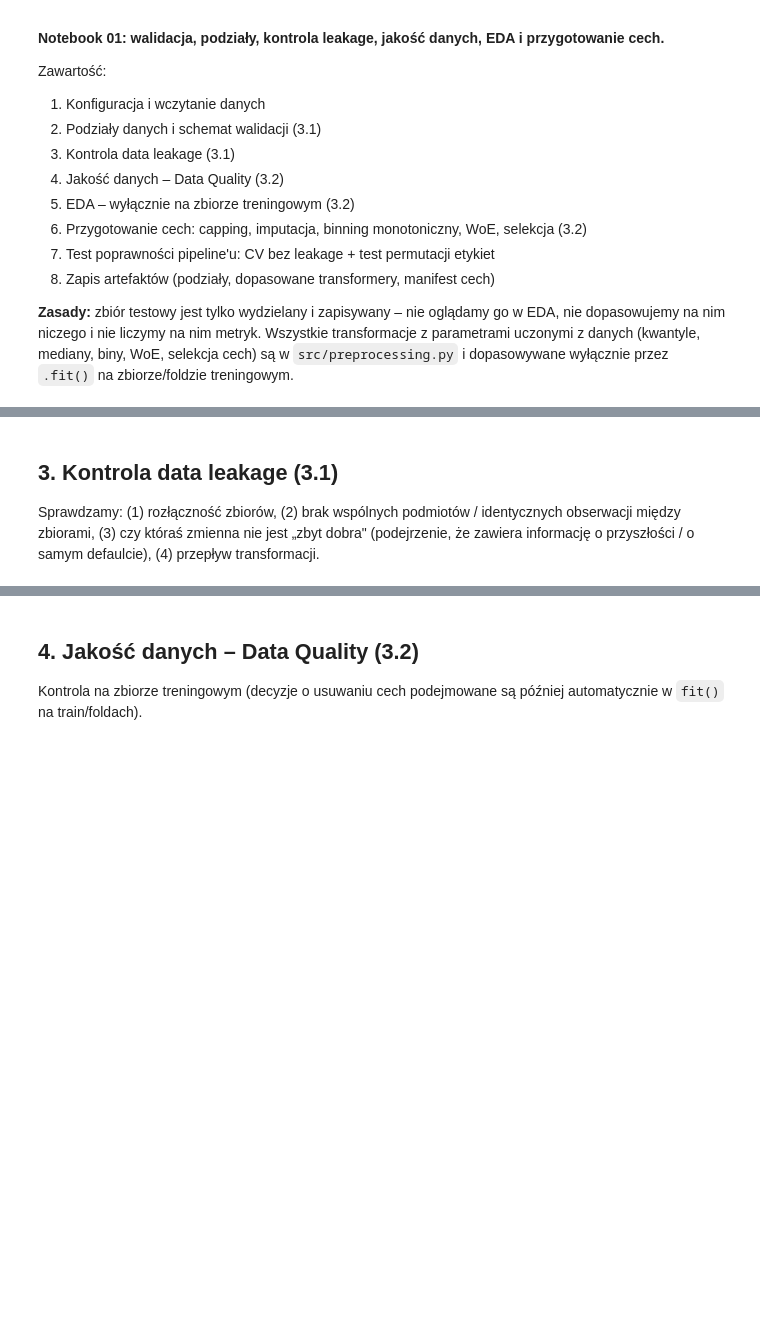
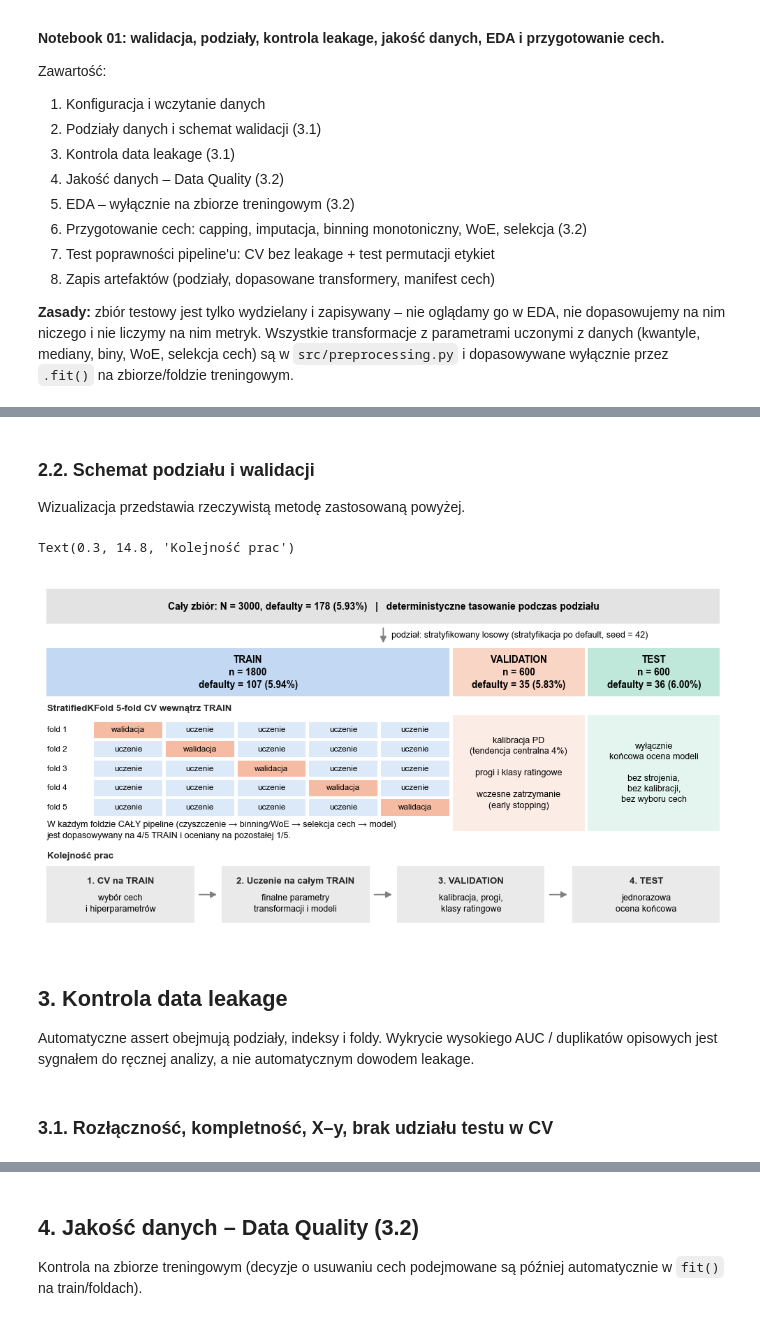
Before and after one commit to kaniaprzemyslaw/Projekt-1---model-scoringowy-ratingowy, a Jupyter notebook: 01_przygotowanie_danych_poprawiony.ipynb, the cells around one changed output, grey strips where cells are left out. Saved outputs shown, nothing was run; the diff lists cells and outputs as text; code cells hidden in the pictures; blank space fills up the shorter version.

```diff
--- a/01_przygotowanie_danych_poprawiony.ipynb
+++ b/01_przygotowanie_danych_poprawiony.ipynb
@@ -533,5 +891,75 @@ plt.tight_layout(); plt.savefig("figures/validation_scheme.png", dpi=150); plt.s
+# %% [markdown]
+### 2.2. Schemat podziału i walidacji
+
+Wizualizacja przedstawia rzeczywistą metodę zastosowaną powyżej.
+# %%
+fig, ax = plt.subplots(figsize=(12.5, 6.6))
+ax.axis("off")
+ax.set_xlim(0, 100)
+ax.set_ylim(0, 66)
+n = len(y_raw)
+szer = lambda k: 100 * k / n
+KOL = {"train": "#2a78d6", "valid": "#eb6834", "test": "#1baf7a", "logit": "#6250d6", "black-box": "#eda100"}
+
+def pole(x, y, w, h, tekst, kolor, alpha=0.20, bold=False, fs=9.5):
+    ax.add_patch(Rectangle((x + 0.25, y), w - 0.5, h, facecolor=kolor, alpha=alpha, edgecolor="none"))
+    ax.text(x + w / 2, y + h / 2, tekst, ha="center", va="center", fontsize=fs, color="black", fontweight="bold" if bold else "normal", linespacing=1.35)
+
+def strzalka(x0, y0, x1, y1):
+    ax.add_patch(FancyArrowPatch((x0, y0), (x1, y1), arrowstyle="-|>", mutation_scale=13, lw=1.3, color="grey"))
+
+# 1) cały zbiór
+pole(0, 58, 100, 6.5, f"Cały zbiór: N = {n}, defaulty = {y_raw.sum()} ({y_raw.mean():.2%})   |   deterministyczne tasowanie podczas podziału", "grey", 0.22, True, 10)
+strzalka(50, 57.6, 50, 54.1)
+ax.text(51.2, 55.9, f"podział: {SPLIT_MODE} (stratyfikacja po default, seed = {RNG_SEED})", fontsize=9, color="black", va="center")
+
+# 2) trzy zbiory (szerokość proporcjonalna do liczebności)
+x0, lewe = 0, {}
+for nazwa, yy, etykieta in [("train", y_train, "TRAIN"), ("valid", y_valid, "VALIDATION"), ("test", y_test, "TEST")]:
+    w = szer(len(yy))
+    pole(x0, 44.5, w, 9.0, f"{etykieta}\nn = {len(yy)}\ndefaulty = {int(yy.sum())} ({yy.mean():.2%})", KOL[nazwa], 0.28, True, 9.8)
+    lewe[nazwa] = (x0, w)
+    x0 += w
+
+# 3) walidacja krzyżowa wewnątrz TRAIN
+xt, wt = lewe["train"]
+ax.text(xt + 0.3, 42.2, f"{"StratifiedGroupKFold" if GROUPS is not None else "StratifiedKFold"} {N_SPLITS}-fold CV wewnątrz TRAIN", fontsize=9.5, fontweight="bold", va="center")
+fw = (wt - 7) / N_SPLITS
+for k in range(N_SPLITS):
+    yk = 36.8 - k * 3.6
+    ax.text(xt + 0.3, yk + 1.5, f"fold {k + 1}", fontsize=8.5, color="black", va="center")
+    for j in range(N_SPLITS):
+        walid = j == k
+        pole(xt + 7 + j * fw, yk, fw, 3.0, "walidacja" if walid else "uczenie", KOL["valid"] if walid else KOL["train"], 0.45 if walid else 0.16, False, 8.5)
+ax.text(xt + 0.3, 19.6, "W każdym foldzie CAŁY pipeline (czyszczenie → binning/WoE → selekcja cech → model)\njest dopasowywany na 4/5 TRAIN i oceniany na pozostałej 1/5.",
+        fontsize=9, color="black", va="center", linespacing=1.4)
+
+# 4) role zbiorów VALIDATION i TEST
+xv, wv = lewe["valid"]
+xs, ws = lewe["test"]
+pole(xv, 19.5, wv, 21.5, "kalibracja PD\n(tendencja centralna 4%)\n\nprogi i klasy ratingowe\n\nwczesne zatrzymanie\n(early stopping)", KOL["valid"], 0.12, False, 9)
+pole(xs, 19.5, ws, 21.5, "wyłącznie\nkońcowa ocena modeli\n\nbez strojenia,\nbez kalibracji,\nbez wyboru cech", KOL["test"], 0.12, False, 9)
+
+# 5) kolejność prac
+kroki = [("1. CV na TRAIN", "wybór cech\ni hiperparametrów", "train"), ("2. Uczenie na całym TRAIN", "finalne parametry\ntransformacji i modeli", "train"),
+         ("3. VALIDATION", "kalibracja, progi,\nklasy ratingowe", "valid"), ("4. TEST", "jednorazowa\nocena końcowa", "test")]
+odstep = 3.6
+wk = (100 - odstep * (len(kroki) - 1)) / len(kroki)
+for i, (tytul, opis, z) in enumerate(kroki):
+    xk = i * (wk + odstep)
+    pole(xk, 2.5, wk, 10.5, "", "grey", 0.16)
+    ax.text(xk + wk / 2, 10.2, tytul, ha="center", va="center", fontsize=9.5, fontweight="bold")
+    ax.text(xk + wk / 2, 6.0, opis, ha="center", va="center", fontsize=9, color="black", linespacing=1.35)
+    if i < len(kroki) - 1:
+        strzalka(xk + wk + 0.2, 7.7, xk + wk + odstep - 0.2, 7.7)
+ax.text(0.3, 14.8, "Kolejność prac", fontsize=9.5, fontweight="bold", va="center")
+# %% [output]
+Text(0.3, 14.8, 'Kolejność prac')
+[figure, added]
 # %% [markdown]
-## 3. Kontrola data leakage (3.1)
+## 3. Kontrola data leakage
 
-Sprawdzamy: (1) rozłączność zbiorów, (2) brak wspólnych podmiotów / identycznych obserwacji między zbiorami, (3) czy któraś zmienna nie jest „zbyt dobra" (podejrzenie, że zawiera informację o przyszłości / o samym defaulcie), (4) przepływ transformacji.
+Automatyczne assert obejmują podziały, indeksy i foldy. Wykrycie wysokiego AUC / duplikatów opisowych jest sygnałem do ręcznej analizy, a nie automatycznym dowodem leakage.
+# %% [markdown]
+### 3.1. Rozłączność, kompletność, X–y, brak udziału testu w CV
 # %%
```
Also changed, not shown: parts of 45 cells of this notebook.
